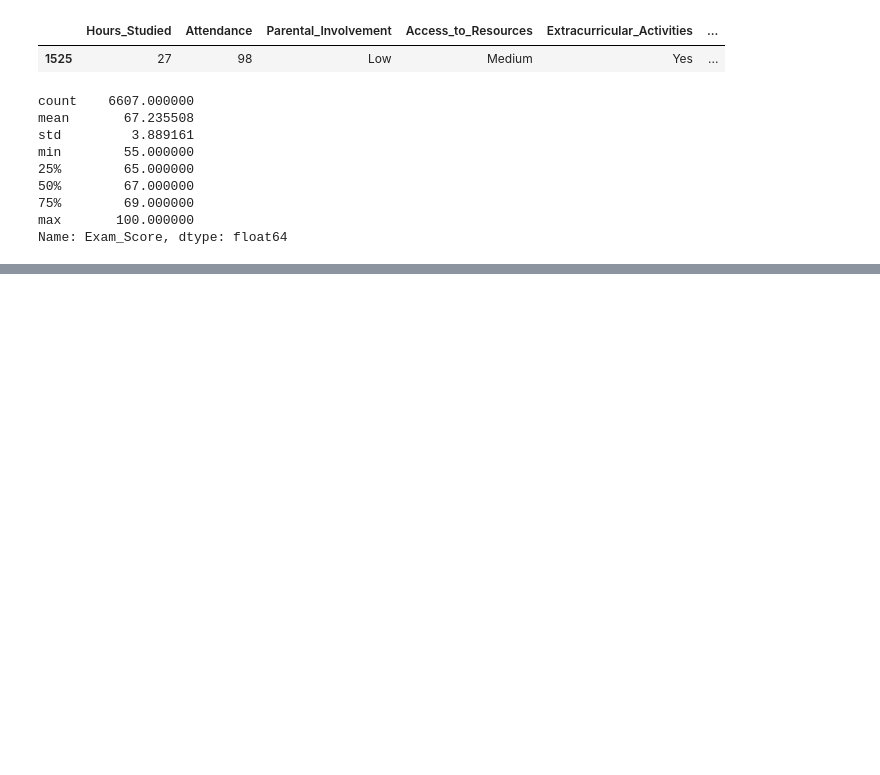
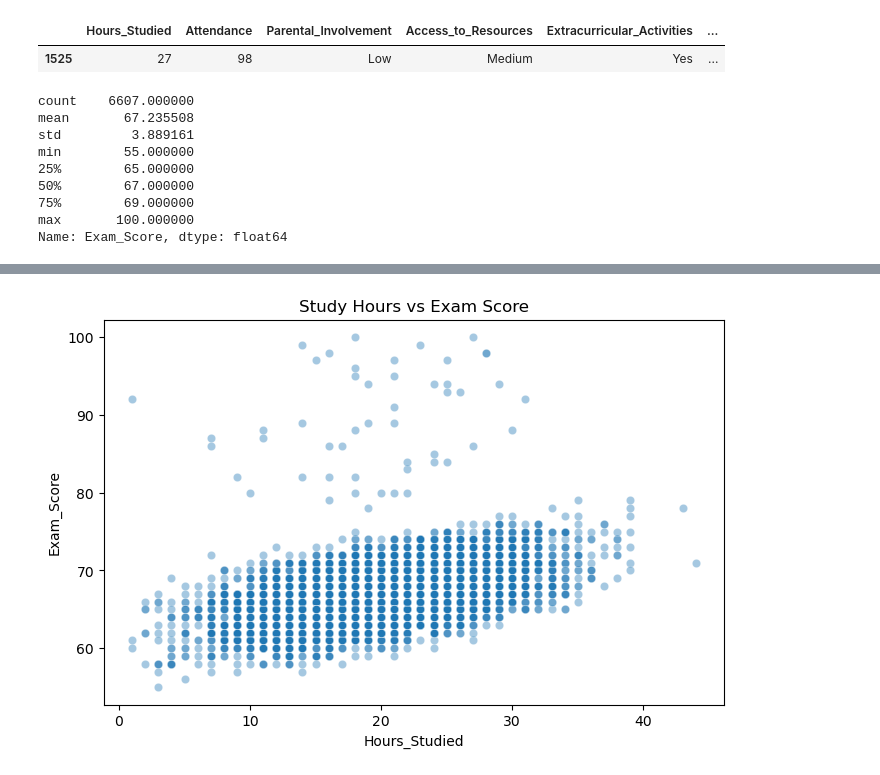
Before and after one commit to Zabinn/student-performance-svm, a Jupyter notebook: notebooks/eda_and_model.ipynb, the cells around one changed output, grey strips where cells are left out. Drawn from its saved outputs; the diff is of its cells as text; code cells hidden in the pictures; blank space fills up the shorter version.

```diff
--- a/notebooks/eda_and_model.ipynb
+++ b/notebooks/eda_and_model.ipynb
@@ -95,0 +138,7 @@ Name: Exam_Score, dtype: float64
+# %%
+plt.figure(figsize=(8,5))
+sns.scatterplot(data=df, x='Hours_Studied', y='Exam_Score', alpha=0.4)
+plt.title('Study Hours vs Exam Score')
+plt.show()
+# %% [output]
+[figure, added]
```
Also changed, not shown: parts of 8 cells of this notebook.
